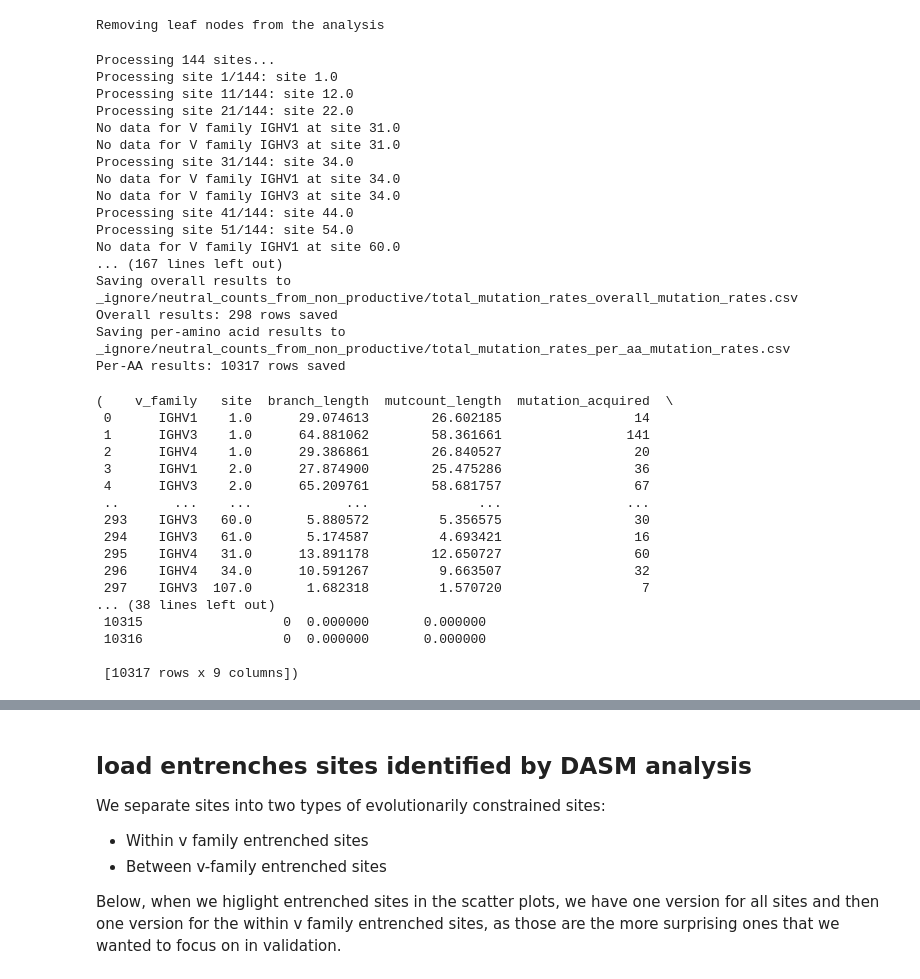
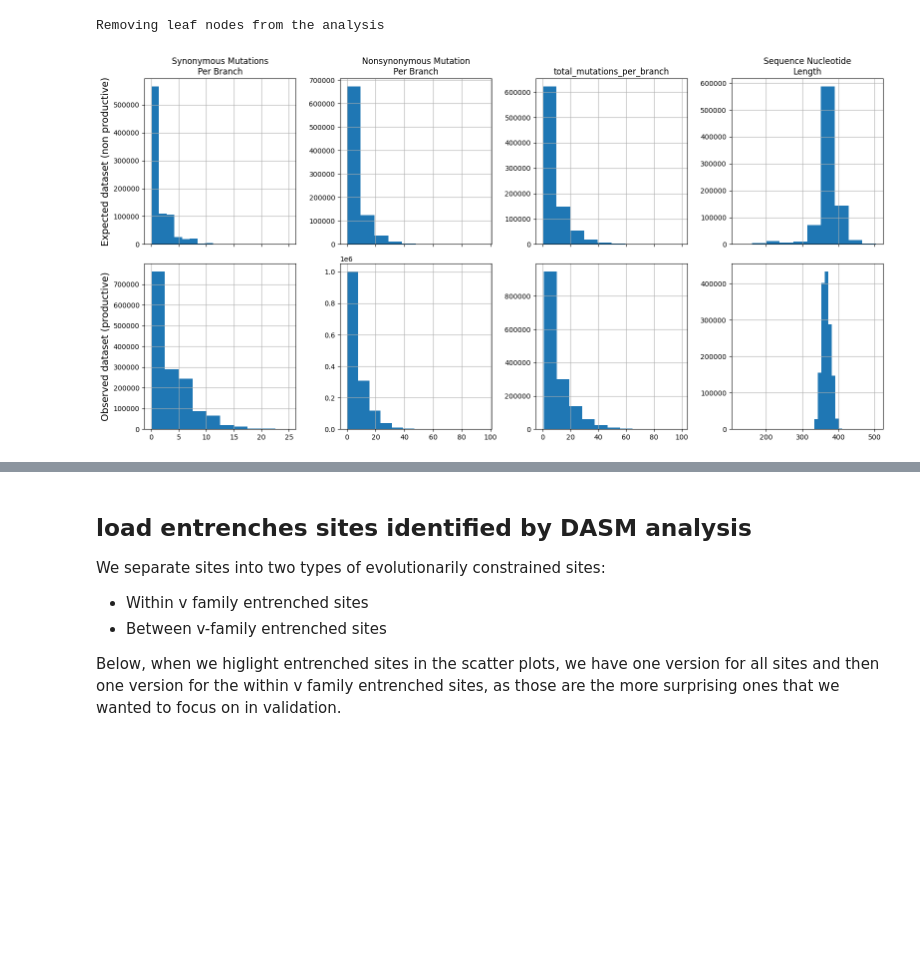
Before and after one commit to matsengrp/dasm-epistasis-experiments, a Jupyter notebook: rates_analysis_productive_non_productive.ipynb, the cells around one changed output, grey strips where cells are left out. Cells and saved outputs as stored; diff of their text form; code cells hidden in the pictures; blank space fills up the shorter version.

```diff
--- a/rates_analysis_productive_non_productive.ipynb
+++ b/rates_analysis_productive_non_productive.ipynb
@@ -440,43 +524,30 @@ site_sub_probs_df_germline_total, total_pcp_df = load_or_create_datafile(dataset
 #site_sub_probs_df_germline_total, total_pcp_df = load_or_create_datafile(dataset_name='v1tang')
 # %% [output]
 Removing leaf nodes from the analysis
-# %%
-## calculate total and neutral mutation rates
-
-compare_mutation_rates_on_different_backgrounds_for_all_sites(site_sub_probs_df_germline_total,  '_ignore/total_counts_from_productive/total_mutation_rates.csv')
-compare_mutation_rates_on_different_backgrounds_for_all_sites(detailed_site_df_neutral,  '_ignore/neutral_counts_from_non_productive/total_mutation_rates.csv')
-# %% [output]
-Processing 144 sites...
-Processing site 1/144: site 1.0
-Processing site 11/144: site 12.0
-Processing site 21/144: site 22.0
-No data for V family IGHV1 at site 31.0
-No data for V family IGHV3 at site 31.0
-Processing site 31/144: site 34.0
-No data for V family IGHV1 at site 34.0
-No data for V family IGHV3 at site 34.0
-Processing site 41/144: site 44.0
-Processing site 51/144: site 54.0
-No data for V family IGHV1 at site 60.0
-... (167 lines left out)
-Saving overall results to _ignore/neutral_counts_from_non_productive/total_mutation_rates_overall_mutation_rates.csv
-Overall results: 298 rows saved
-Saving per-amino acid results to _ignore/neutral_counts_from_non_productive/total_mutation_rates_per_aa_mutation_rates.csv
-Per-AA results: 10317 rows saved
-(    v_family   site  branch_length  mutcount_length  mutation_acquired  \
- 0      IGHV1    1.0      29.074613        26.602185                 14
- 1      IGHV3    1.0      64.881062        58.361661                141
- 2      IGHV4    1.0      29.386861        26.840527                 20
- 3      IGHV1    2.0      27.874900        25.475286                 36
- 4      IGHV3    2.0      65.209761        58.681757                 67
- ..       ...    ...            ...              ...                ...
- 293    IGHV3   60.0       5.880572         5.356575                 30
- 294    IGHV3   61.0       5.174587         4.693421                 16
- 295    IGHV4   31.0      13.891178        12.650727                 60
- 296    IGHV4   34.0      10.591267         9.663507                 32
- 297    IGHV3  107.0       1.682318         1.570720                  7
-... (38 lines left out)
- 10315                  0  0.000000       0.000000
- 10316                  0  0.000000       0.000000
-
- [10317 rows x 9 columns])
+# %%
+# statistics about the two datasets - how many mutations of each type per branch
+
+fig, axes = plt.subplots(2, 4, figsize=(16, 8), sharex='col')
+
+columns = ['synonymous_mutations_per_branch',
+           'nonsynonymous_mutations_per_branch', 'total_mutations_per_branch', 'seq_nuc_length']
+titles = ['Synonymous Mutations\nPer Branch', 'Nonsynonymous Mutation\nPer Branch',
+          'total_mutations_per_branch', 'Sequence Nucleotide\nLength']
+
+# First dataset
+for i, (col, title) in enumerate(zip(columns, titles)):
+    detailed_site_df_neutral[col].hist(ax=axes[0, i])
+    axes[0, i].set_title(title)
+    if i == 0:
+        axes[0, i].set_ylabel('Expected dataset (non productive)', fontsize=14)
+
+# Second dataset
+for i, col in enumerate(columns):
+    site_sub_probs_df_germline_total[col].hist(ax=axes[1, i])
+    if i == 0:
+        axes[1, i].set_ylabel('Observed dataset (productive)', fontsize=14)
+
+plt.tight_layout()
+plt.show()
+# %% [output]
+[figure, added]
```
Also changed, not shown: parts of 37 cells of this notebook.
